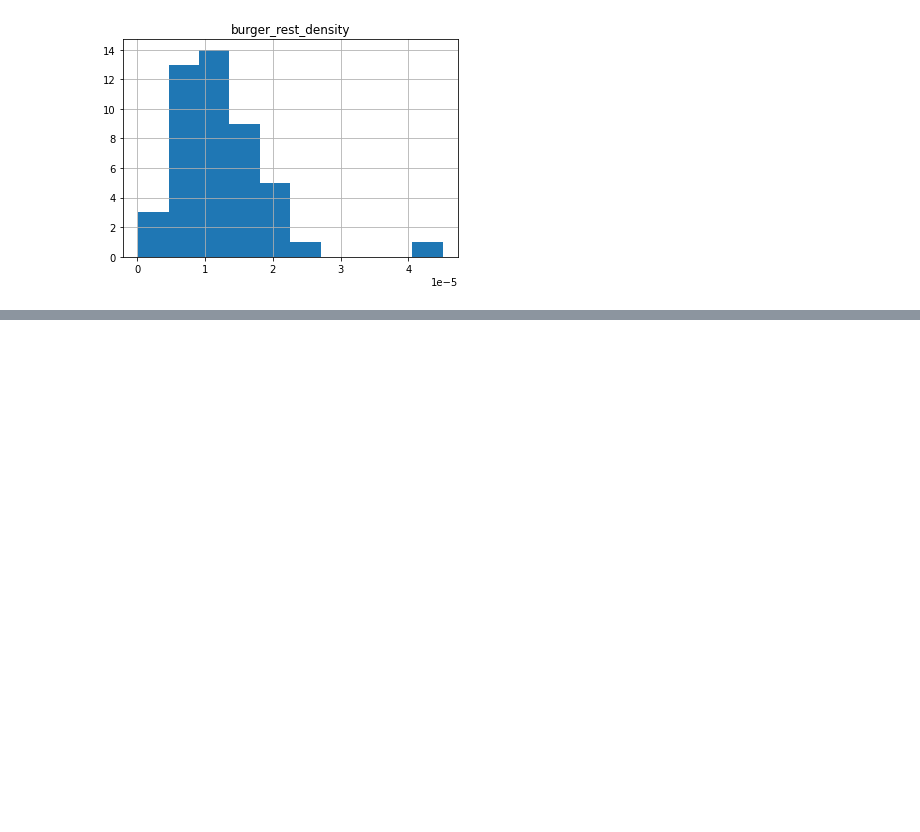
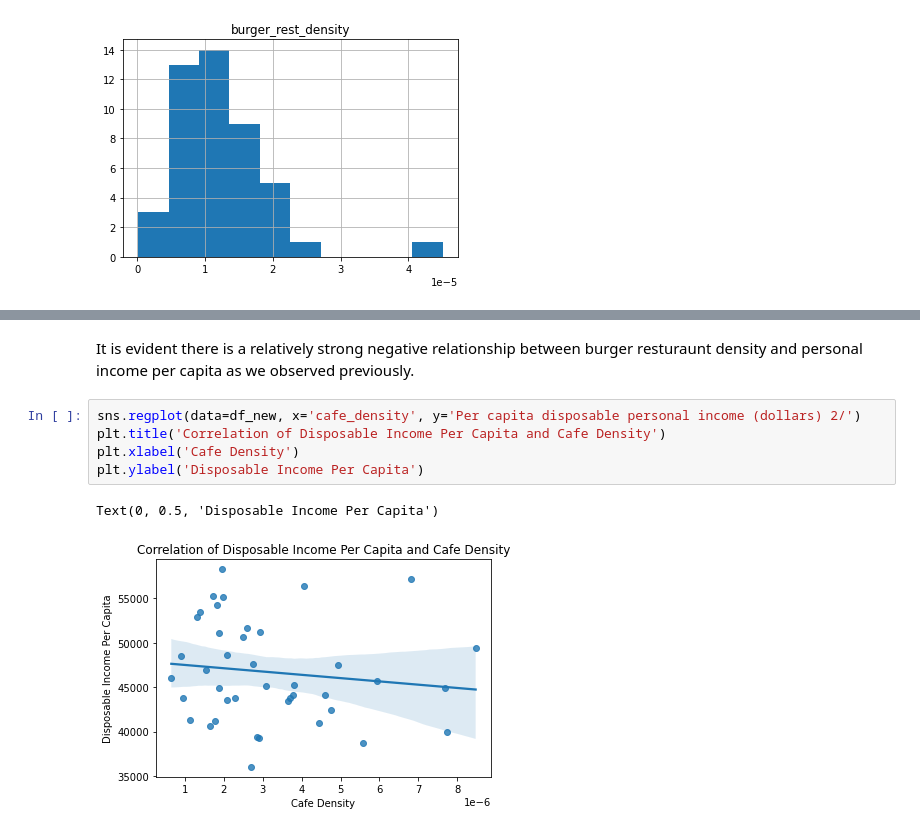
Before and after one commit to alishalaby07/RestaurantAnalysis, a Jupyter notebook: Assignment.ipynb, the cells around one changed output, grey strips where cells are left out. Cells and saved outputs as stored; diff of their text form; blank space fills up the shorter version.

```diff
--- a/Assignment.ipynb
+++ b/Assignment.ipynb
@@ -180,0 +405,10 @@ array([[<AxesSubplot:title={'center':'burger_rest_density'}>]],
+# %% [markdown]
+It is evident there is a relatively strong negative relationship between burger resturaunt density and personal income per capita as we observed previously.
+# %%
+sns.regplot(data=df_new, x='cafe_density', y='Per capita disposable personal income (dollars) 2/')
+plt.title('Correlation of Disposable Income Per Capita and Cafe Density')
+plt.xlabel('Cafe Density')
+plt.ylabel('Disposable Income Per Capita')
+# %% [output]
+Text(0, 0.5, 'Disposable Income Per Capita')
+[figure, added]
```
Also changed, not shown: parts of 52 cells of this notebook, 8 other files.
